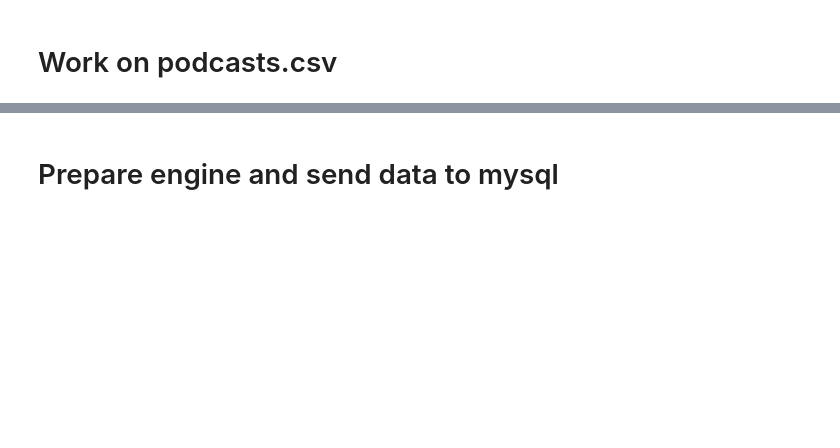
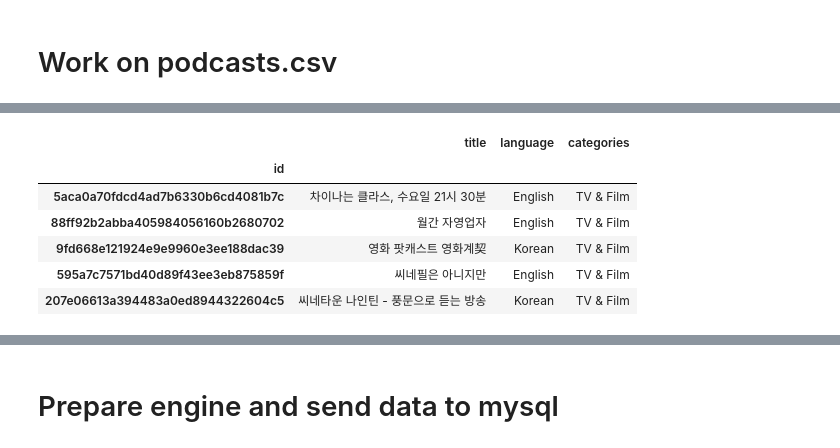
Before and after one commit to oimartin/Netflix_Podcasts, a Jupyter notebook: Combined_Notebook.ipynb, the cells around one changed output, grey strips where cells are left out. Saved outputs shown, nothing was run; the diff lists cells and outputs as text; code cells hidden in the pictures; blank space fills up the shorter version.

```diff
--- a/Combined_Notebook.ipynb
+++ b/Combined_Notebook.ipynb
@@ -73,10 +136,18 @@ podcast_clean.categories.unique()
 # %%
 # Filter the dataframe to display only results mathing "TV & Film" in the "categories" column
 podcast_tvfilm = podcast_clean.loc[podcast_clean['categories'] == 'TV & Film']
 
 # Sort the data by title
 podcast_tvfilm_a = podcast_tvfilm.sort_values(by=['title'], ascending = False)
-podcast_tvfilm_a.head(100)
+podcast_tvfilm_a.head()
+# %% [output]
+|  | title | language | categories |
+| id |  |  |  |
+| 5aca0a70fdcd4ad7b6330b6cd4081b7c | 차이나는 클라스, 수요일 21시 30분 | English | TV & Film |
+| 88ff92b2abba405984056160b2680702 | 월간 자영업자 | English | TV & Film |
+| 9fd668e121924e9e9960e3ee188dac39 | 영화 팟캐스트 영화계契 | Korean | TV & Film |
+| 595a7c7571bd40d89f43ee3eb875859f | 씨네필은 아니지만 | English | TV & Film |
+| 207e06613a394483a0ed8944322604c5 | 씨네타운 나인틴 - 풍문으로 듣는 방송 | Korean | TV & Film |
 # %%
 # Filtered the dataframe by English only podcasts, attempting to clean up any errors in loading to mysql
 podcast_english = podcast_tvfilm_a.loc[podcast_tvfilm_a['language'] == 'English']
```
Also changed, not shown: parts of 20 cells of this notebook.
